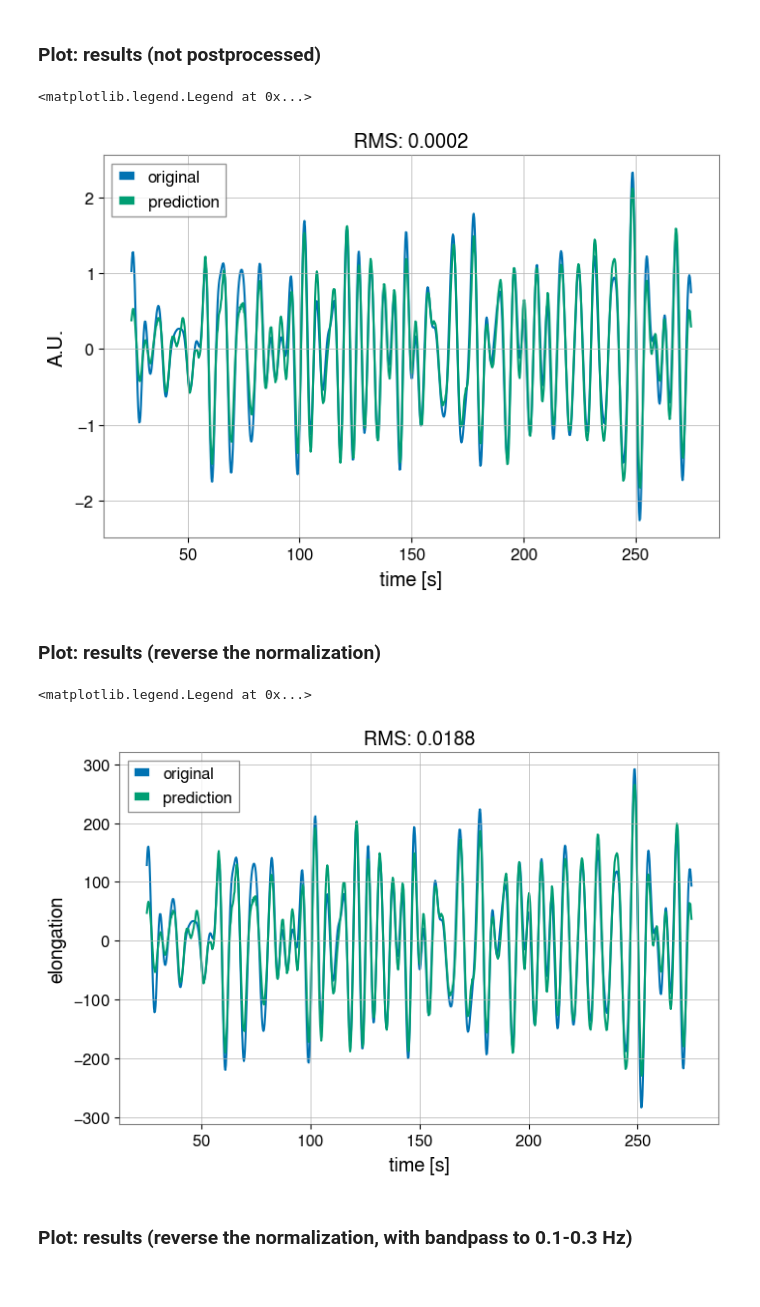
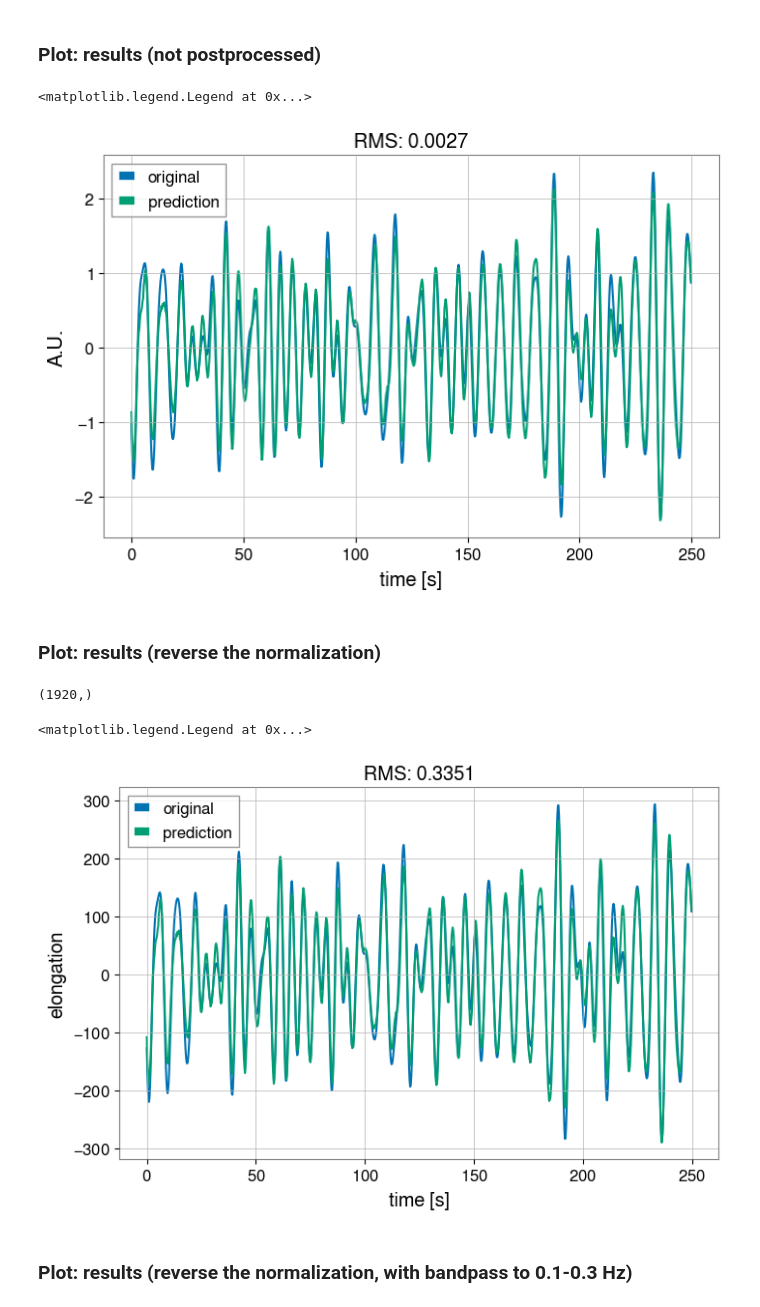
Before and after one commit to chreissel/ML4Seismic, a Jupyter notebook: Deepclean.ipynb, the cells around one changed output. Cells and saved outputs as stored; diff of their text form; code cells hidden in the pictures.

Commit message:
small updates to plotting etc

```diff
--- a/Deepclean.ipynb
+++ b/Deepclean.ipynb
@@ -149,19 +147,25 @@ true = test_data[9,:]
+# %%
+true = test_data[9,:]
+
+# remove first and last kernel
+true = true[60*4:-60*4]
+pred = pred[60*4:-60*4]
 # %% [markdown]
 ### Plot: results (not postprocessed)
 # %%
-plt.plot(np.arange(100/4.,1100/4.,1/4.), true[100:1100], label='original')
-plt.plot(np.arange(100/4.,1100/4.,1/4.), pred[100:1100], label='prediction')
+plt.plot(np.arange(0,1000/4.,1/4.), true[:1000], label='original')
+plt.plot(np.arange(0,1000/4.,1/4.), pred[:1000], label='prediction')
 plt.title('RMS: %.4f' %(np.sqrt(np.mean((pred-true))**2)))
 plt.xlabel('time [s]')
 plt.ylabel('A.U.')
 plt.legend()
 # %% [output]
 <matplotlib.legend.Legend at 0x...>
-[figure, old version]
+[figure, new version]
 # %% [markdown]
 ### Plot: results (reverse the normalization)
 # %%
-utils = np.load('data/utils.npz')
+utils = np.load('data/utils_{}.npz'.format(time))
 mean = utils['mean']
 std = utils['std']
 
@@ -169,18 +173,20 @@ std = utils['std']
 pred *= std[9].ravel()
 pred += mean[9].ravel()
 
-true = test_data[9]*std[9].ravel()
+true = true*std[9].ravel()
 true += mean[9].ravel()
+# %% [output]
+(1920,)
 # %%
-plt.plot(np.arange(100/4.,1100/4.,1/4.), true[100:1100], label='original')
-plt.plot(np.arange(100/4.,1100/4.,1/4.), pred[100:1100], label='prediction')
+plt.plot(np.arange(0,1000/4.,1/4.), true[:1000], label='original')
+plt.plot(np.arange(0,1000/4.,1/4.), pred[:1000], label='prediction')
 plt.title('RMS: %.4f' %(np.sqrt(np.mean((pred-true))**2)))
 plt.xlabel('time [s]')
 plt.ylabel('elongation')
 plt.legend()
 # %% [output]
 <matplotlib.legend.Legend at 0x...>
-[figure, old version]
+[figure, new version]
 # %% [markdown]
 ### Plot: results (reverse the normalization, with bandpass to 0.1-0.3 Hz)
 # %%
```
Also changed, not shown: parts of 4 cells of this notebook.
